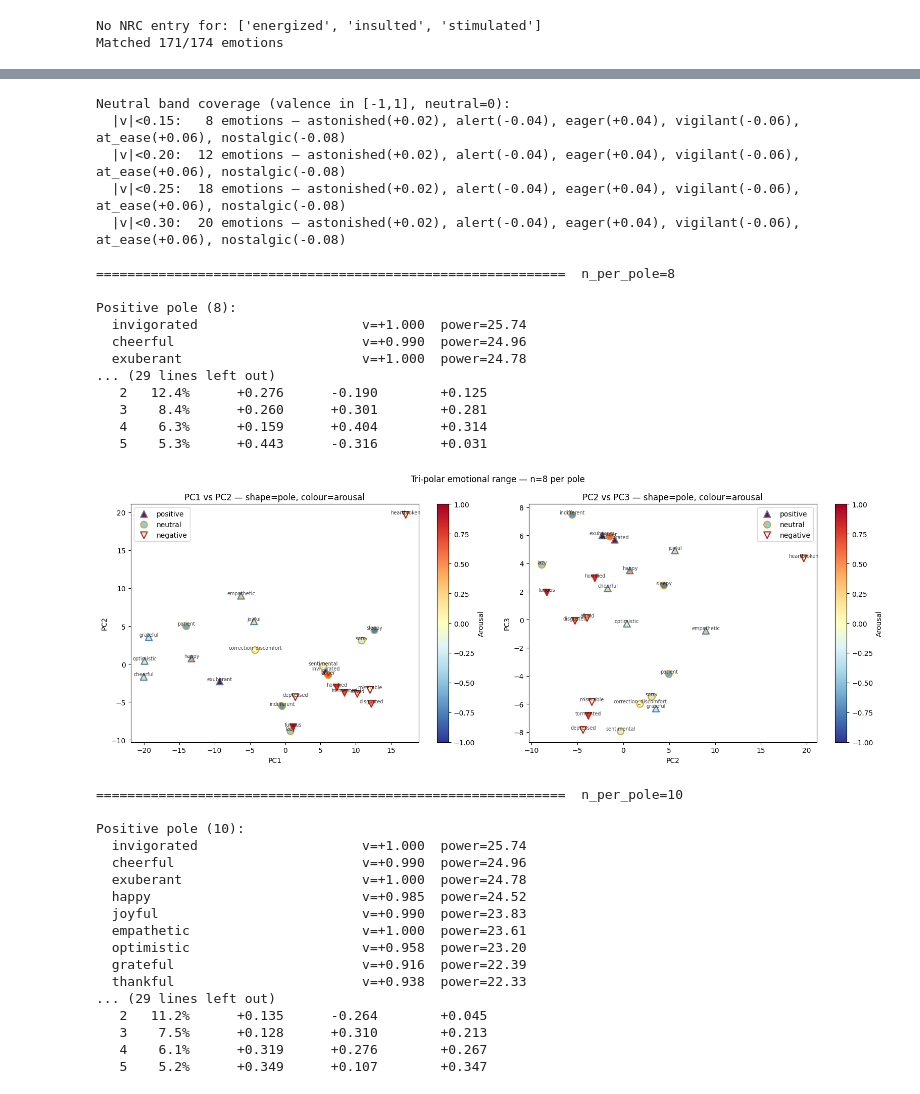
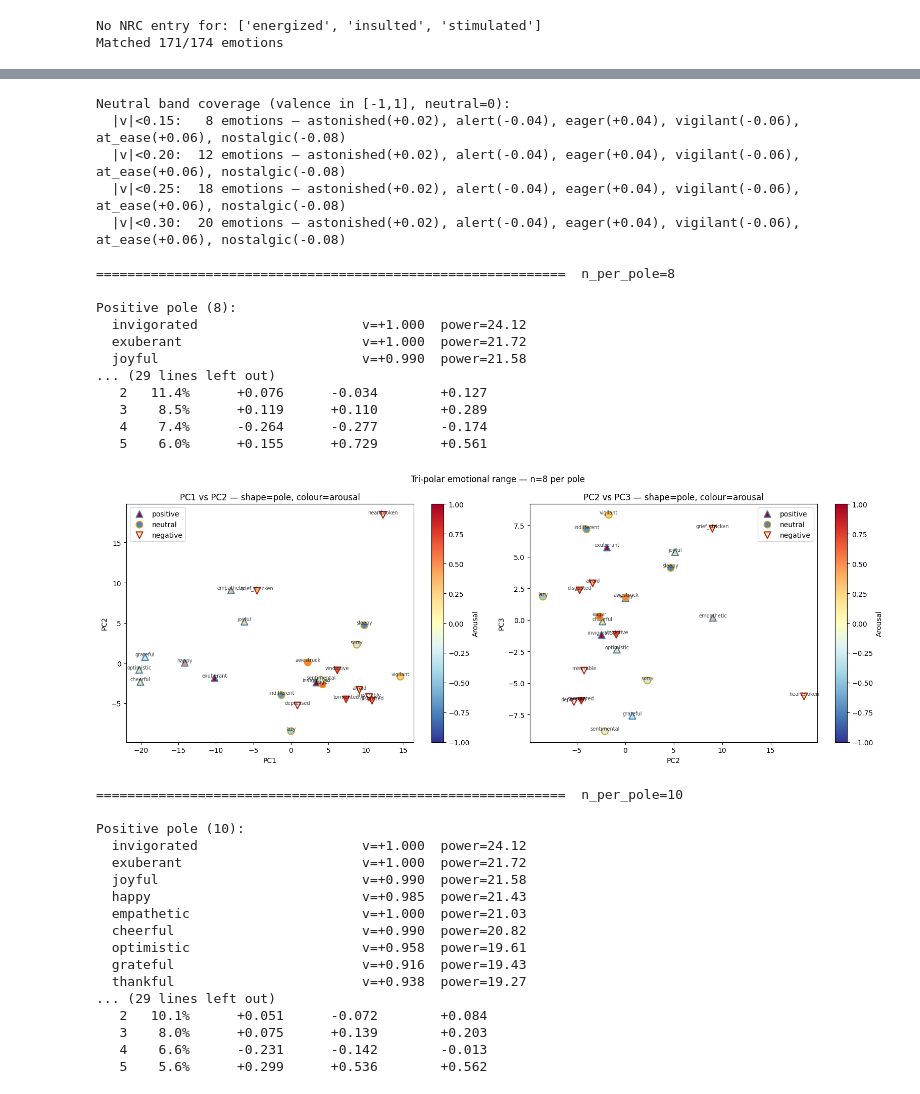
Before and after one commit to hebenon/gemma4-mechinterp, a Jupyter notebook: notebooks/gemma4-phase1-nrcvad-pca.ipynb, the cells around one changed output, grey strips where cells are left out. Drawn from its saved outputs; the diff is of its cells as text; code cells hidden in the pictures.

Commit message:
Kaggle Notebook | Gemma 4 Emotion Component Analysis | Version 8

```diff
--- a/notebooks/gemma4-phase1-nrcvad-pca.ipynb
+++ b/notebooks/gemma4-phase1-nrcvad-pca.ipynb
@@ -107,7 +188,7 @@ Matched 171/174 emotions
 # ── Cell 5: PCA ──────────────────────────────────────────────────────────────
 N_PCS = 50
 pca    = PCA(n_components=N_PCS)
-scores = pca.fit_transform(dirs)  # [N, 50]
+scores = pca.fit_transform(dirs_denoised)  # [N, 50]
 
 cumvar = np.cumsum(pca.explained_variance_ratio_)
 for k in [3, 5, 10, 16, 20, 36]:
@@ -228,10 +309,10 @@ plt.show()
 # ── Cell 10: Compute per-emotion power scores ─────────────────────────────────
 from sklearn.metrics.pairwise import cosine_similarity
 
-norms = np.linalg.norm(dirs, axis=1)                    # [N]
+norms = np.linalg.norm(dirs_denoised, axis=1)                    # [N]
 valence_extremity = np.abs(vad[:, 0] - 0.5)            # [N]  NRC valence is 0–1, neutral at 0.5
 
-cos_matrix = cosine_similarity(dirs)                     # [N, N]
+cos_matrix = cosine_similarity(dirs_denoised)                     # [N, N]
 np.fill_diagonal(cos_matrix, -1)                         # ignore self
 max_cosine = cos_matrix.max(axis=1)                      # [N] — nearest neighbour similarity
 
@@ -287,6 +368,6 @@ def select_emotional_range(kept_names, dirs, vad, power, n_per_pole=15):
 
     return selected
 
-selected_idx = select_emotional_range(kept_names, dirs, vad, power, n_per_pole=15)
+selected_idx = select_emotional_range(kept_names, dirs_denoised, vad, power, n_per_pole=15)
 # %% [output]
 Positive pole (15):
@@ -309,7 +390,7 @@ Positive pole (15):
 # %%
 # ── Cell 12: PCA and VAD correlations on emotional range subset ───────────────
 def range_pca_analysis(selected_idx, n_pcs=10, label=""):
-    sel_dirs = dirs[selected_idx]
+    sel_dirs = dirs_denoised[selected_idx]
     sel_vad  = vad[selected_idx]
     sel_names = [kept_names[i] for i in selected_idx]
     N_sel = len(selected_idx)
@@ -334,7 +415,7 @@ def range_pca_analysis(selected_idx, n_pcs=10, label=""):
 
 # Try different N values
 for n in [10, 15, 20]:
-    idx = select_emotional_range(kept_names, dirs, vad, power, n_per_pole=n)
+    idx = select_emotional_range(kept_names, dirs_denoised, vad, power, n_per_pole=n)
     range_pca_analysis(idx, label=f"Top-{n} per pole")
 # %% [output]
 Positive pole (10):
@@ -447,56 +528,56 @@ def run_tripolar_pca(selected, kept_names, dirs, vad, n_pcs=5):
 # %%
 # ── Exercise ──────────────────────────────────────────────────────────────────
 
 # First: check how many emotions fall in the neutral band at each threshold
 print("Neutral band coverage (valence in [-1,1], neutral=0):")
 for band in [0.15, 0.20, 0.25, 0.30]:
     in_band = [(kept_names[i], vad[i, 0]) for i in range(len(kept_names))
                if abs(vad[i, 0]) < band]
     preview = ', '.join(f"{n}({v:+.2f})" for n, v in
                         sorted(in_band, key=lambda x: abs(x[1]))[:6])
     print(f"  |v|<{band:.2f}: {len(in_band):3d} emotions — {preview}")
 
 # Run at a few N values
 for n in [8, 10, 12]:
     print(f"\n{'='*60}  n_per_pole={n}")
     selected = select_tri_polar_emotions(
-        kept_names, dirs, vad, norms, max_cosine,
+        kept_names, dirs_denoised, vad, norms, max_cosine,
         n_per_pole=n, neutral_band=0.25,
     )
-    run_tripolar_pca(selected, kept_names, dirs, vad)
+    run_tripolar_pca(selected, kept_names, dirs_denoised, vad)
 # %% [output]
 Neutral band coverage (valence in [-1,1], neutral=0):
   |v|<0.15:   8 emotions — astonished(+0.02), alert(-0.04), eager(+0.04), vigilant(-0.06), at_ease(+0.06), nostalgic(-0.08)
   |v|<0.20:  12 emotions — astonished(+0.02), alert(-0.04), eager(+0.04), vigilant(-0.06), at_ease(+0.06), nostalgic(-0.08)
   |v|<0.25:  18 emotions — astonished(+0.02), alert(-0.04), eager(+0.04), vigilant(-0.06), at_ease(+0.06), nostalgic(-0.08)
   |v|<0.30:  20 emotions — astonished(+0.02), alert(-0.04), eager(+0.04), vigilant(-0.06), at_ease(+0.06), nostalgic(-0.08)
 
 ============================================================  n_per_pole=8
 
 Positive pole (8):
-  invigorated                     v=+1.000  power=25.74
-  cheerful                        v=+0.990  power=24.96
-  exuberant                       v=+1.000  power=24.78
+  invigorated                     v=+1.000  power=24.12
+  exuberant                       v=+1.000  power=21.72
+  joyful                          v=+0.990  power=21.58
 ... (29 lines left out)
-   2   12.4%      +0.276      -0.190        +0.125
-   3    8.4%      +0.260      +0.301        +0.281
-   4    6.3%      +0.159      +0.404        +0.314
-   5    5.3%      +0.443      -0.316        +0.031
+   2   11.4%      +0.076      -0.034        +0.127
+   3    8.5%      +0.119      +0.110        +0.289
+   4    7.4%      -0.264      -0.277        -0.174
+   5    6.0%      +0.155      +0.729        +0.561
-[figure, old version]
+[figure, new version]
 ============================================================  n_per_pole=10
 
 Positive pole (10):
-  invigorated                     v=+1.000  power=25.74
-  cheerful                        v=+0.990  power=24.96
-  exuberant                       v=+1.000  power=24.78
-  happy                           v=+0.985  power=24.52
-  joyful                          v=+0.990  power=23.83
-  empathetic                      v=+1.000  power=23.61
-  optimistic                      v=+0.958  power=23.20
-  grateful                        v=+0.916  power=22.39
-  thankful                        v=+0.938  power=22.33
+  invigorated                     v=+1.000  power=24.12
+  exuberant                       v=+1.000  power=21.72
+  joyful                          v=+0.990  power=21.58
+  happy                           v=+0.985  power=21.43
+  empathetic                      v=+1.000  power=21.03
+  cheerful                        v=+0.990  power=20.82
+  optimistic                      v=+0.958  power=19.61
+  grateful                        v=+0.916  power=19.43
+  thankful                        v=+0.938  power=19.27
 ... (29 lines left out)
-   2   11.2%      +0.135      -0.264        +0.045
-   3    7.5%      +0.128      +0.310        +0.213
-   4    6.1%      +0.319      +0.276        +0.267
-   5    5.2%      +0.349      +0.107        +0.347
+   2   10.1%      +0.051      -0.072        +0.084
+   3    8.0%      +0.075      +0.139        +0.203
+   4    6.6%      -0.231      -0.142        -0.013
+   5    5.6%      +0.299      +0.536        +0.562
```
Also changed, not shown: parts of 11 cells of this notebook.
